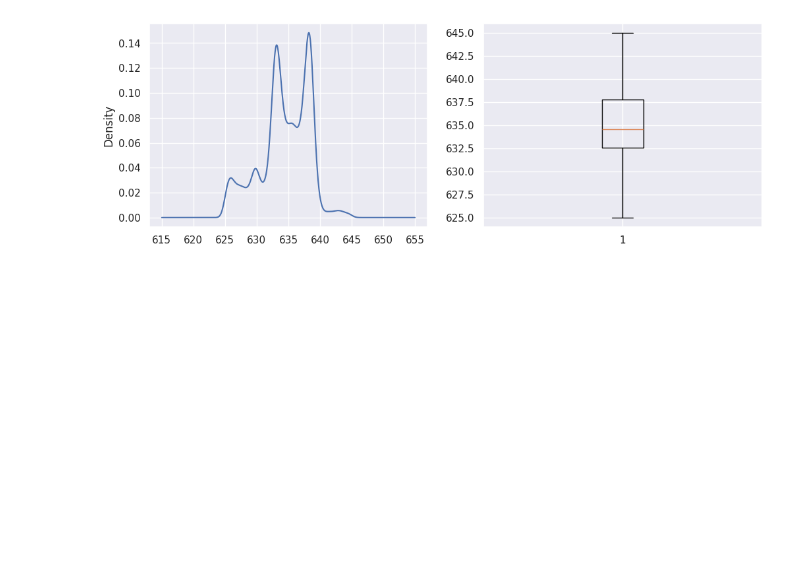
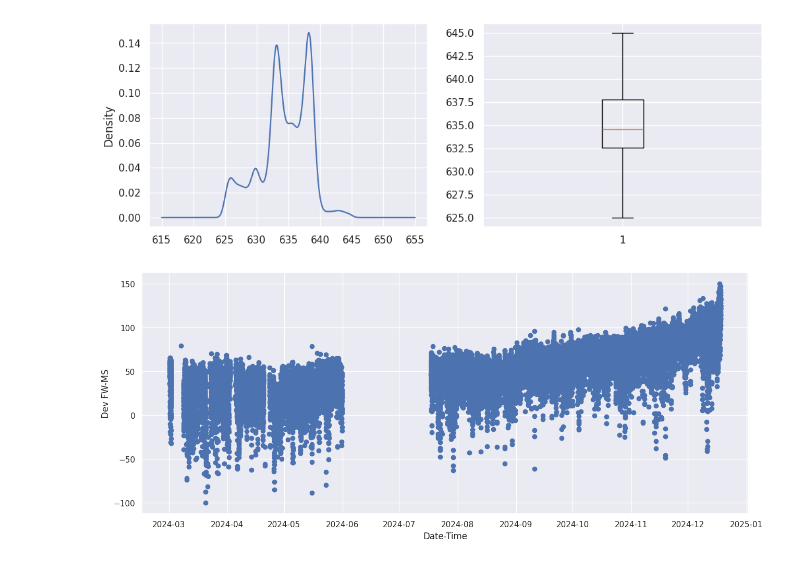
Before and after one commit to johanpowereng/belajar-machine-learning, a Jupyter notebook: Deviation_FW_MS_Flow.ipynb, the cells around one changed output. Saved outputs shown, nothing was run; the diff lists cells and outputs as text; code cells hidden in the pictures; blank space fills up the shorter version.

```diff
--- a/Deviation_FW_MS_Flow.ipynb
+++ b/Deviation_FW_MS_Flow.ipynb
@@ -149,11 +149,11 @@ dtype: int64
 # %% [markdown]
 # 10. Dropping Data during Gross MW  <605 and >655
 # %%
-grosMW.lt= df[ (df['Gross MW'] <= 625)  ].index
-df.drop(grosMW.lt , inplace=True)
+grosMW_lt= df[ (df['Gross MW'] <= 625)  ].index
+df.drop(grosMW_lt , inplace=True)
 # %%
-grosMW.gt= df[ (df['Gross MW'] >= 645)  ].index
-df.drop(grosMW.gt , inplace=True)
+grosMW_gt= df[ (df['Gross MW'] >= 645)  ].index
+df.drop(grosMW_gt , inplace=True)
 df.head(5)
 # %% [output]
 |  | Date-Time | Gross MW | SB Press | Dev FW-MS |
@@ -180,3 +180,11 @@ plt.boxplot(df['Gross MW'])
 plt.show()
 # %% [output]
 [figure]
+# %%
+fig, ax = plt.subplots(figsize=(15,6))
+ax.scatter(df['Date-Time'], df['Dev FW-MS'])
+ax.set_xlabel('Date-Time')
+ax.set_ylabel('Dev FW-MS')
+plt.show()
+# %% [output]
+[figure, added]
```
